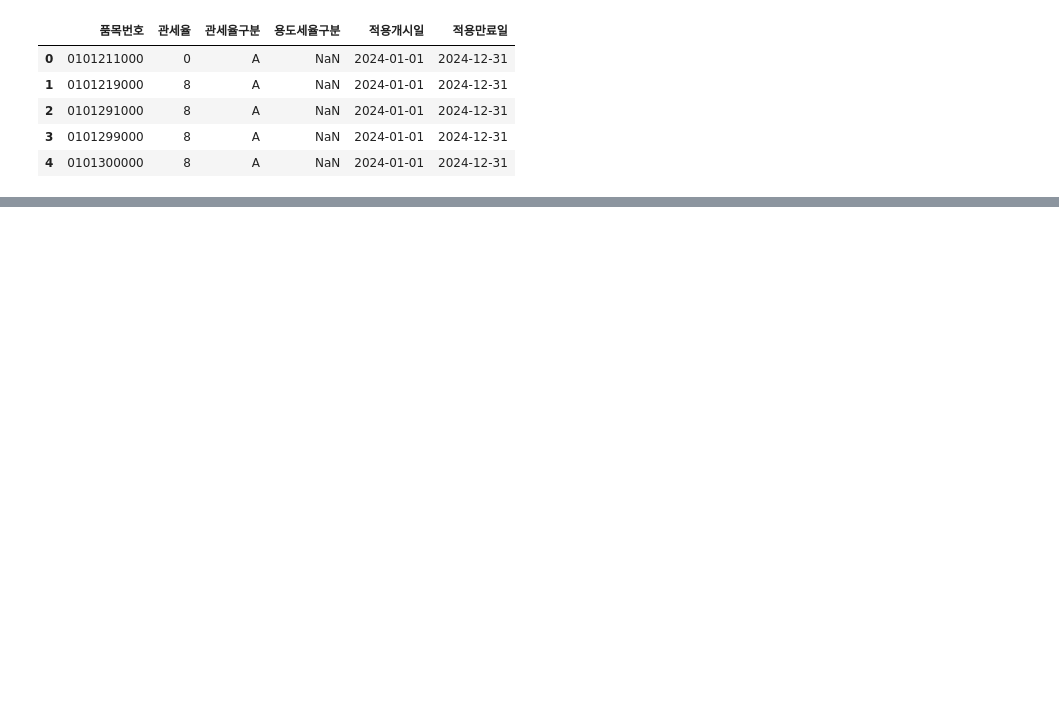
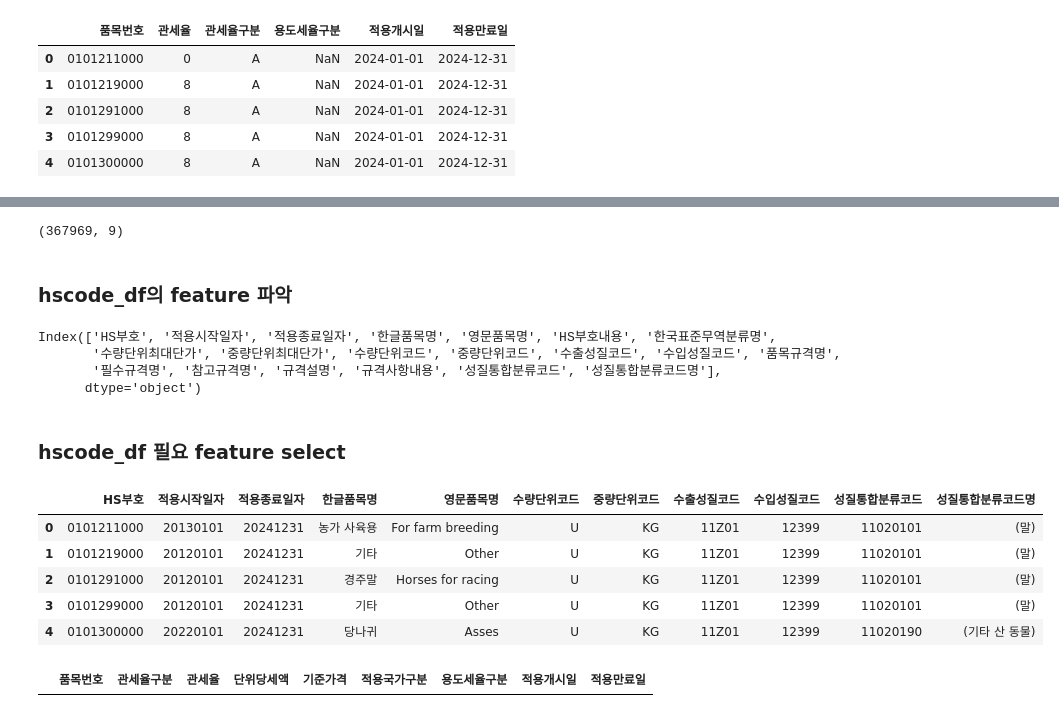
Before and after one commit to aboccado/hscode, a Jupyter notebook: merged.ipynb, the cells around one changed output, grey strips where cells are left out. Saved outputs shown, nothing was run; the diff lists cells and outputs as text; code cells hidden in the pictures; blank space fills up the shorter version.

```diff
--- a/merged.ipynb
+++ b/merged.ipynb
@@ -102,0 +111,26 @@ df = pd.concat(all_data, ignore_index=True)
+# %%
+tariff_df.shape
+# %% [output]
+(367969, 9)
+# %% [markdown]
+### hscode_df의 feature 파악
+# %%
+hscode_df.columns
+# %% [output]
+Index(['HS부호', '적용시작일자', '적용종료일자', '한글품목명', '영문품목명', 'HS부호내용', '한국표준무역분류명',
+       '수량단위최대단가', '중량단위최대단가', '수량단위코드', '중량단위코드', '수출성질코드', '수입성질코드', '품목규격명',
+       '필수규격명', '참고규격명', '규격설명', '규격사항내용', '성질통합분류코드', '성질통합분류코드명'],
+      dtype='object')
+# %% [markdown]
+### hscode_df 필요 feature select
+# %%
+hscode_df = hscode_df[['HS부호', '적용시작일자', '적용종료일자', '한글품목명', '영문품목명', '수량단위코드', '중량단위코드', '수출성질코드', '수입성질코드', '성질통합분류코드', '성질통합분류코드명']]
+
+hscode_df.head()
+# %% [output]
+|  | HS부호 | 적용시작일자 | 적용종료일자 | 한글품목명 | 영문품목명 | 수량단위코드 | 중량단위코드 | 수출성질코드 | 수입성질코드 | 성질통합분류코드 | 성질통합분류코드명 |
+| 0 | 0101211000 | 20130101 | 20241231 | 농가 사육용 | For farm breeding | U | KG | 11Z01 | 12399 | 11020101 | (말) |
+| 1 | 0101219000 | 20120101 | 20241231 | 기타 | Other | U | KG | 11Z01 | 12399 | 11020101 | (말) |
+| 2 | 0101291000 | 20120101 | 20241231 | 경주말 | Horses for racing | U | KG | 11Z01 | 12399 | 11020101 | (말) |
+| 3 | 0101299000 | 20120101 | 20241231 | 기타 | Other | U | KG | 11Z01 | 12399 | 11020101 | (말) |
+| 4 | 0101300000 | 20220101 | 20241231 | 당나귀 | Asses | U | KG | 11Z01 | 12399 | 11020190 | (기타 산 동물) |
@@ -102,0 +139,4 @@ df = pd.concat(all_data, ignore_index=True)
+# %%
+tariff_df[tariff_df['품목번호']== '2424000000']
+# %% [output]
+|  | 품목번호 | 관세율구분 | 관세율 | 단위당세액 | 기준가격 | 적용국가구분 | 용도세율구분 | 적용개시일 | 적용만료일 |
```
Also changed, not shown: parts of 51 cells of this notebook.
